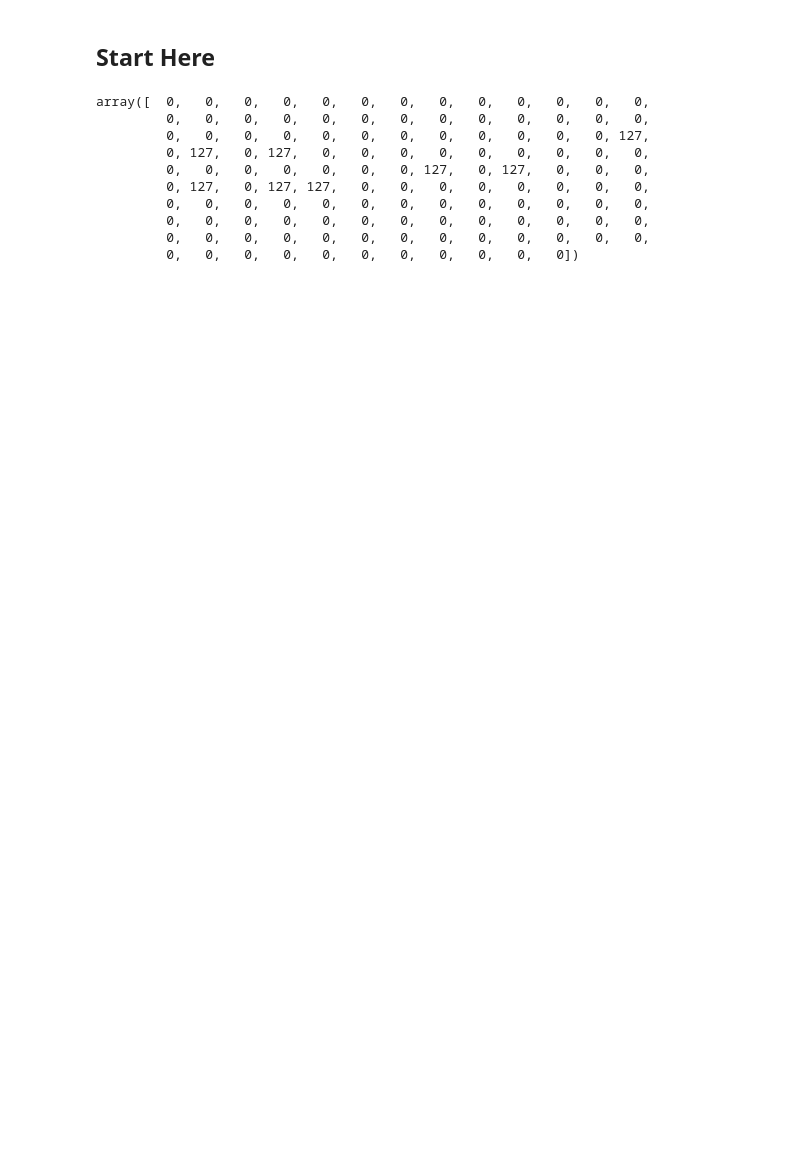
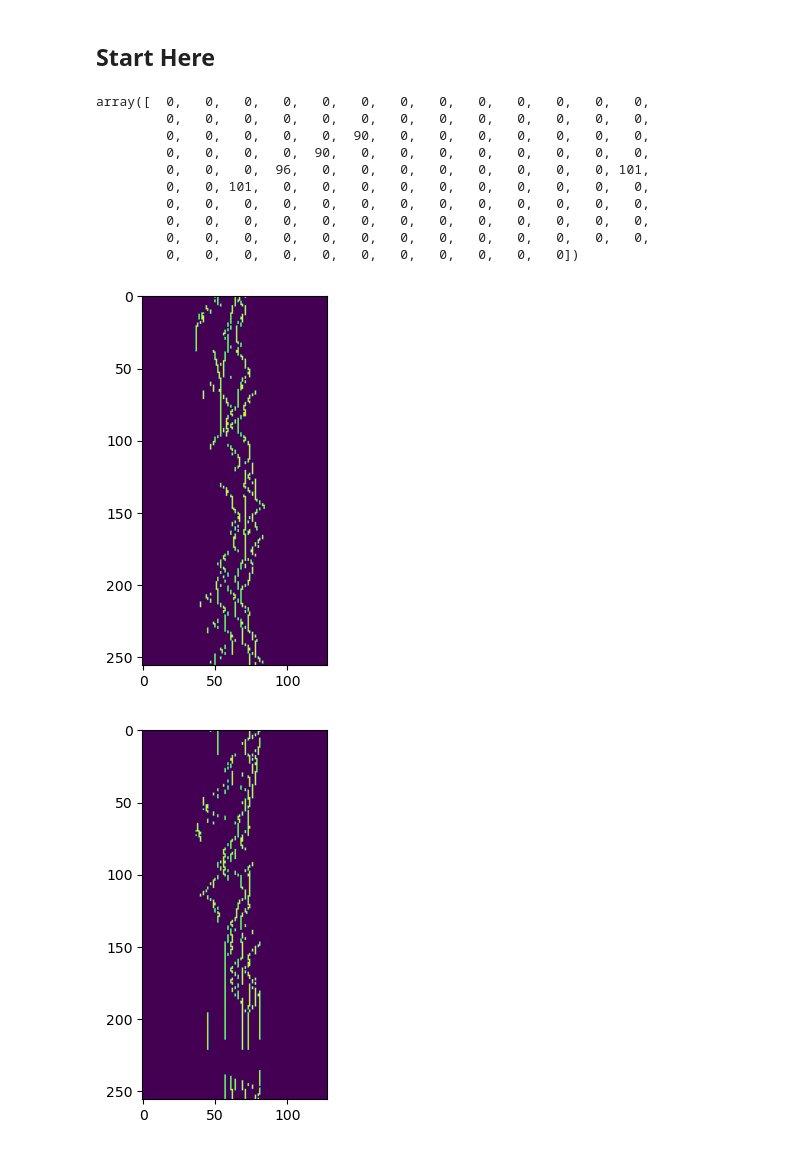
Before and after one commit to Lyfae/AAI-511-Final-Project, a Jupyter notebook: Christopher_Dev.ipynb, the cells around one changed output. Drawn from its saved outputs; the diff is of its cells as text; code cells hidden in the pictures; blank space fills up the shorter version.

```diff
--- a/Christopher_Dev.ipynb
+++ b/Christopher_Dev.ipynb
@@ -71,3 +68,6 @@ array(['bach', 'bartok', 'byrd', 'chopin', 'handel', 'hummel',
+# %%
+train_table6 = train_table[train_table.Composers == 'mendelssohn']
+train_table1 = train_table[train_table.Composers == 'bach']
 # %% [markdown]
 ## Start Here
 # %%
@@ -132,6 +132,8 @@ def sequence_songs(df_songs, tick_count, seq_count, jiggle_on=False):
         for song in df_songs.iterrows():
             song = song[1]
             notes, max_time = extract_notes_with_meta(song['Paths'])
+            if song['Songs'] == 'bach345':
+                print(max_time)
             for i in range(int((max_time-j)/(seq_count*tick_count))):
                 sequences.append(create_single_sequences(notes, i*seq_count+j, tick_count, seq_count))
                 labels.append(song['Composers'])
@@ -143,30 +145,27 @@ notes, max_time = extract_notes_with_meta(midi_file_path)
 
 #new_seq = create_sequences(notes, 100, 200, 100)
 # %%
-labels, sequences = sequence_songs(train_table, 200, 128, jiggle_on=True)
+labels, sequences = sequence_songs(train_table6, 128, 256, jiggle_on=True)
 # %%
 sequences = np.array(sequences)
 sequences[1,48,:]
 # %% [output]
 array([  0,   0,   0,   0,   0,   0,   0,   0,   0,   0,   0,   0,   0,
          0,   0,   0,   0,   0,   0,   0,   0,   0,   0,   0,   0,   0,
-         0,   0,   0,   0,   0,   0,   0,   0,   0,   0,   0,   0, 127,
-         0, 127,   0, 127,   0,   0,   0,   0,   0,   0,   0,   0,   0,
-         0,   0,   0,   0,   0,   0,   0, 127,   0, 127,   0,   0,   0,
-         0, 127,   0, 127, 127,   0,   0,   0,   0,   0,   0,   0,   0,
+         0,   0,   0,   0,   0,  90,   0,   0,   0,   0,   0,   0,   0,
+         0,   0,   0,   0,  90,   0,   0,   0,   0,   0,   0,   0,   0,
+         0,   0,   0,  96,   0,   0,   0,   0,   0,   0,   0,   0, 101,
+         0,   0, 101,   0,   0,   0,   0,   0,   0,   0,   0,   0,   0,
          0,   0,   0,   0,   0,   0,   0,   0,   0,   0,   0,   0,   0,
          0,   0,   0,   0,   0,   0,   0,   0,   0,   0,   0,   0,   0,
          0,   0,   0,   0,   0,   0,   0,   0,   0,   0,   0,   0,   0,
          0,   0,   0,   0,   0,   0,   0,   0,   0,   0,   0])
-# %%
-for i in range(2,4):
-    #Show the image with matplotlib
-    plt.imshow(sequences[i,:,:])
-    # The color will be strange because it's a greyscale image and matlib plot interprets things different than opencv
-    plt.show()
-
-for i in range(2273, 2273+2):
-    #Show the image with matplotlib
-    plt.imshow(sequences[i,:,:])
-    # The color will be strange because it's a greyscale image and matlib plot interprets things different than opencv
-    plt.show()
+# %%
+for i in range(1,4):
+    #Show the image with matplotlib
+    plt.imshow(sequences[i,:,:])
+    # The color will be strange because it's a greyscale image and matlib plot interprets things different than opencv
+    plt.show()
+# %% [output]
+[figure, added]
+[figure, added]
```
Also changed, not shown: parts of 6 cells of this notebook, 3 other files.
